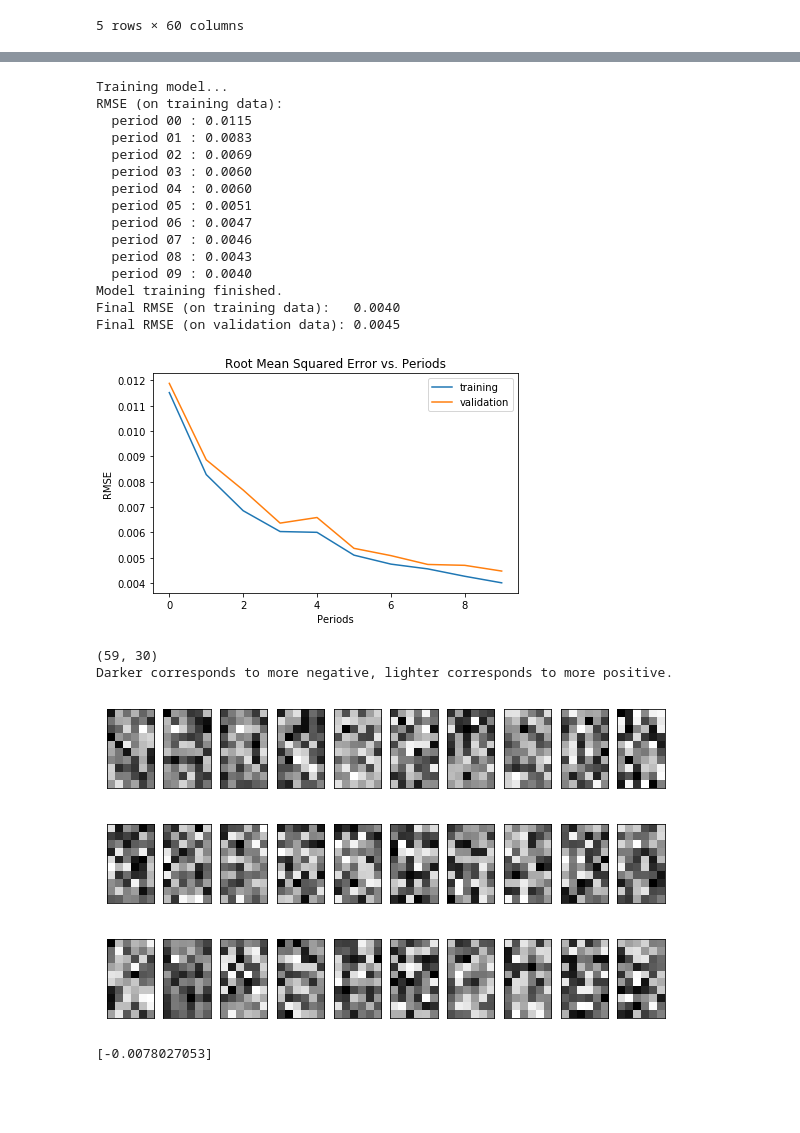
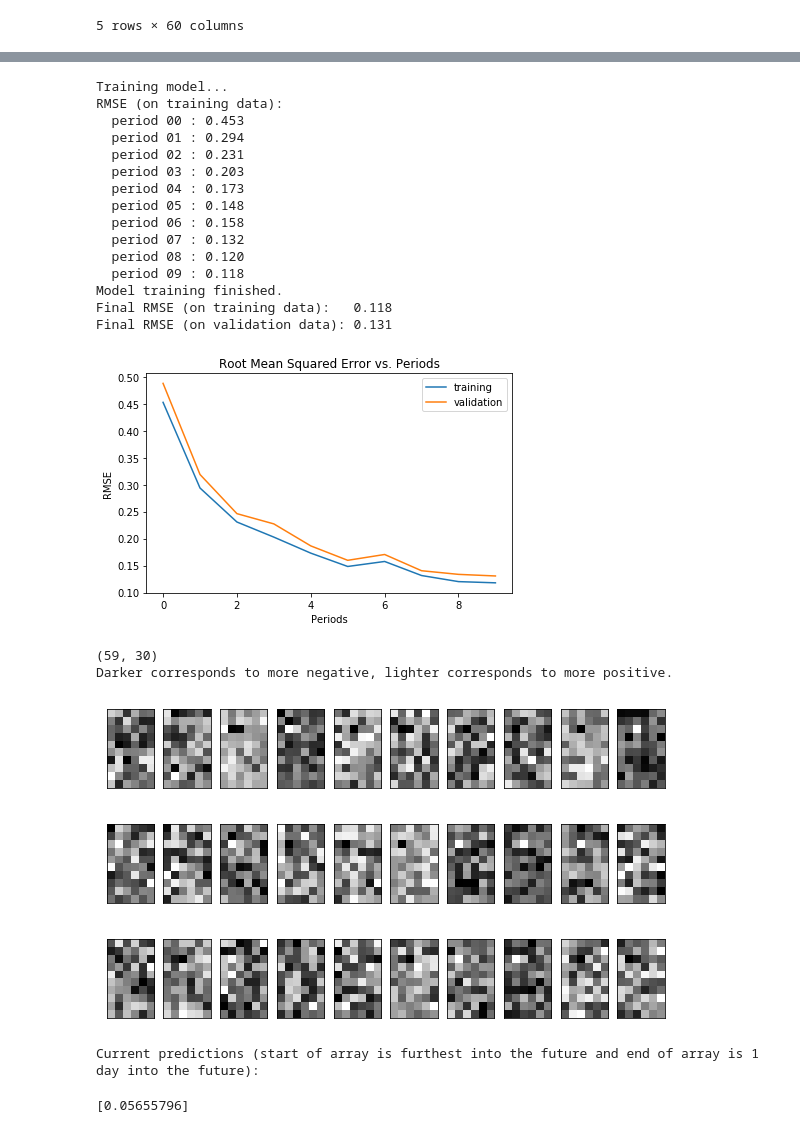
Before and after one commit to czhao39/stock-dnn, a Jupyter notebook: stockdnn.ipynb, the cells around one changed output, grey strips where cells are left out. Drawn from its saved outputs; the diff is of its cells as text; code cells hidden in the pictures; blank space fills up the shorter version.

Commit message:
Scale target

```diff
--- a/stockdnn.ipynb
+++ b/stockdnn.ipynb
@@ -62,20 +62,20 @@ def preprocess_daily_adjusted_df(daily_adjusted_df, prediction_period, means=Non
 
     # Add the target column
     if prediction_period == 0:
-        processed_df["future_change"] = 0
+        processed_df["future_percent_change"] = 0
     else:
         start_adjusted_closes = daily_adjusted_df["adjusted_close"].iloc[prediction_period:].values
         end_adjusted_closes = daily_adjusted_df["adjusted_close"].iloc[:-prediction_period].values
-        processed_df["future_change"] = (end_adjusted_closes - start_adjusted_closes) / start_adjusted_closes
+        processed_df["future_percent_change"] = (end_adjusted_closes - start_adjusted_closes) / start_adjusted_closes * 100.0
 
     return processed_df, means, stds
 # %%
 def preprocess_features(df):
-    processed_features = df.iloc[:, df.columns != "future_change"].copy()
+    processed_features = df.iloc[:, df.columns != "future_percent_change"].copy()
     return processed_features
 
 def preprocess_targets(df):
-    processed_targets = df["future_change"].copy()
+    processed_targets = df["future_percent_change"].copy()
     return processed_targets
 # %%
 df, means, stds = preprocess_daily_adjusted_df(daily_adjusted_df, prediction_period)
@@ -262,31 +262,31 @@ def train_nn_regression_model(
     return dnn_regressor, training_rmse, validation_rmse
 # %%
 regressor, _, _ = train_nn_regression_model(
-    optimizer=tf.train.AdagradOptimizer(learning_rate=0.1),
+    optimizer=tf.train.AdagradOptimizer(learning_rate=0.01),
     steps=2000,
     batch_size=30,
-    hidden_units=[30, 30, 20, 20],
+    hidden_units=[30, 30, 20, 20, 20],
     training_examples=training_examples,
     training_targets=training_targets,
     validation_examples=validation_examples,
     validation_targets=validation_targets)
 # %% [output]
 Training model...
 RMSE (on training data):
-  period 00 : 0.0115
-  period 01 : 0.0083
-  period 02 : 0.0069
-  period 03 : 0.0060
-  period 04 : 0.0060
-  period 05 : 0.0051
-  period 06 : 0.0047
-  period 07 : 0.0046
-  period 08 : 0.0043
-  period 09 : 0.0040
+  period 00 : 0.453
+  period 01 : 0.294
+  period 02 : 0.231
+  period 03 : 0.203
+  period 04 : 0.173
+  period 05 : 0.148
+  period 06 : 0.158
+  period 07 : 0.132
+  period 08 : 0.120
+  period 09 : 0.118
 Model training finished.
-Final RMSE (on training data):   0.0040
-Final RMSE (on validation data): 0.0045
+Final RMSE (on training data):   0.118
+Final RMSE (on validation data): 0.131
-[figure, old version]
+[figure, new version]
 # %%
 weights0 = regressor.get_variable_value("dnn/hiddenlayer_0/kernel")
 print(weights0.shape)
@@ -306,7 +306,7 @@ plt.show()
 # %% [output]
 (59, 30)
 Darker corresponds to more negative, lighter corresponds to more positive.
-[figure, old version]
+[figure, new version]
 # %%
 recent_df, _, _ = preprocess_daily_adjusted_df(daily_adjusted_df.head(prediction_period + 365), 0, means, stds)
 recent_features = preprocess_features(recent_df).head(prediction_period)
@@ -314,6 +314,8 @@ recent_targets = preprocess_targets(recent_df).head(prediction_period)
 predict_recent_input_fn = lambda: input_fn(recent_features, recent_targets, num_epochs=1, shuffle=False)
 predictions = regressor.predict(input_fn=predict_recent_input_fn)
 predictions = [item["predictions"][0] for item in predictions]
+print("Current predictions (start of array is furthest into the future and end of array is 1 day into the future):")
 display.display(predictions)
 # %% [output]
-[-0.0078027053]
+Current predictions (start of array is furthest into the future and end of array is 1 day into the future):
+[0.05655796]
```
Also changed, not shown: parts of 3 cells of this notebook.
